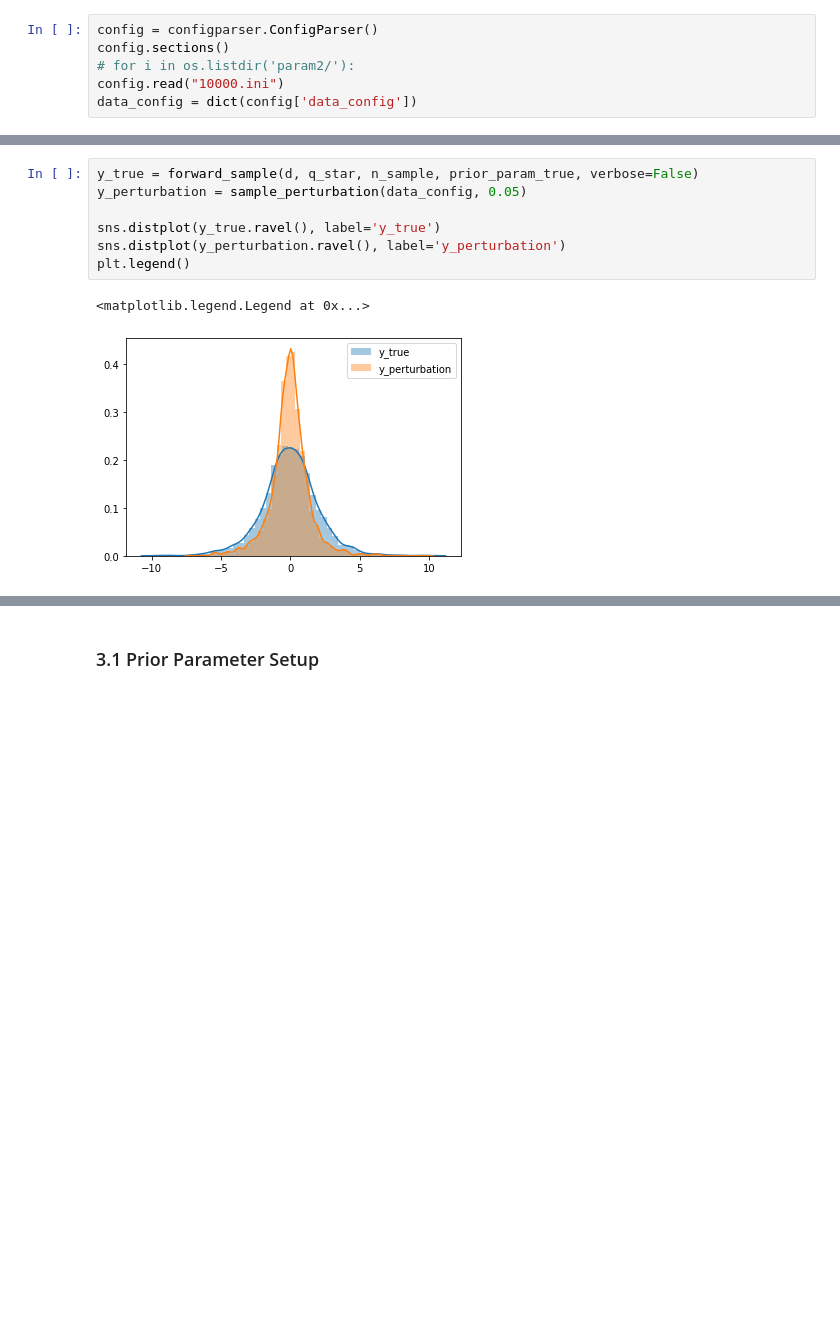
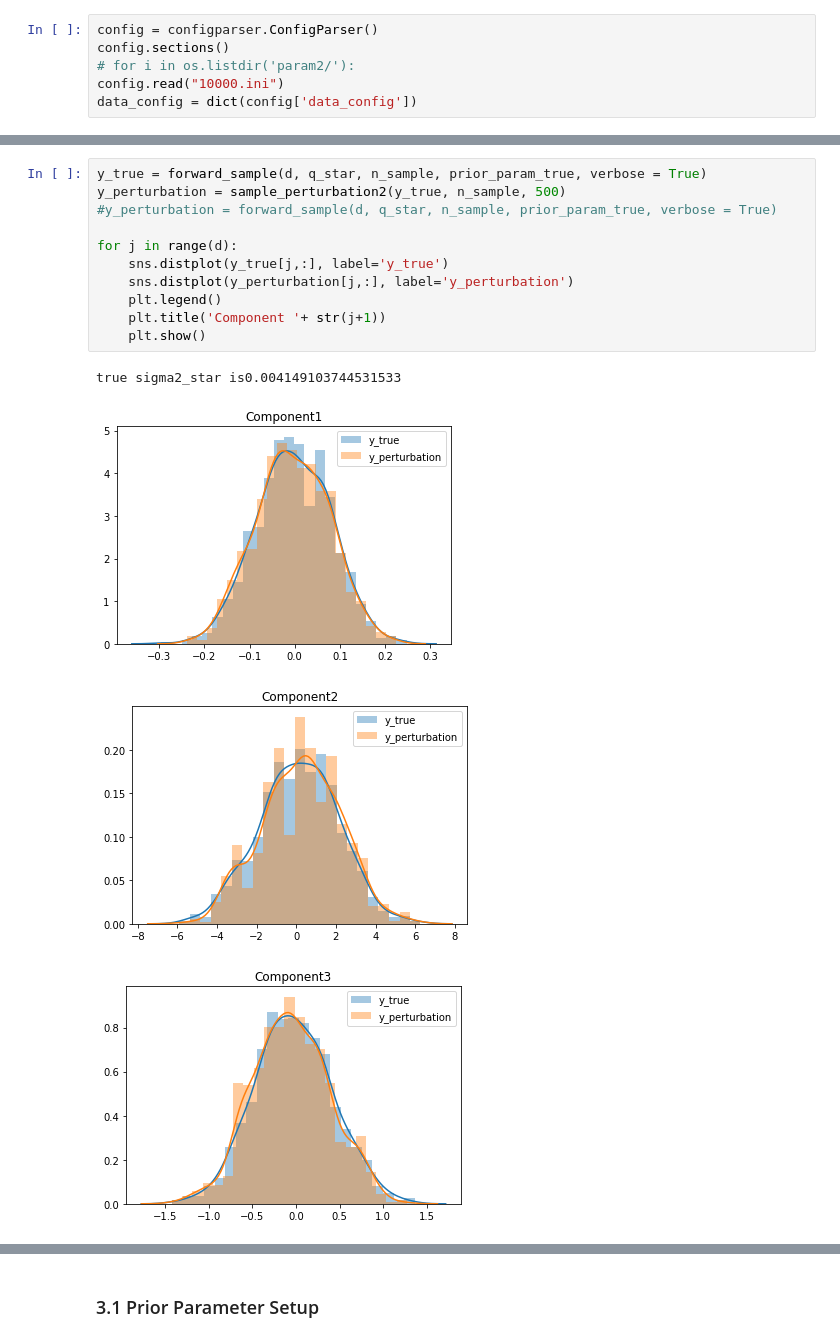
Before and after one commit to LeonCaesa/Gibbs, a Jupyter notebook: Experiment.ipynb, the cells around one changed output, grey strips where cells are left out. Drawn from its saved outputs; the diff is of its cells as text; blank space fills up the shorter version.

```diff
--- a/Experiment.ipynb
+++ b/Experiment.ipynb
@@ -129,12 +137,18 @@ prior_param_true = dict({'beta_sigma2': beta_sigma2,
                     'beta_vj': beta_vj
                     })
 # %%
-y_true = forward_sample(d, q_star, n_sample, prior_param_true, verbose=False)
-y_perturbation = sample_perturbation(data_config, 0.05)
+y_true = forward_sample(d, q_star, n_sample, prior_param_true, verbose = True)
+y_perturbation = sample_perturbation2(y_true, n_sample, 500)
+#y_perturbation = forward_sample(d, q_star, n_sample, prior_param_true, verbose = True)
 
-sns.distplot(y_true.ravel(), label='y_true')
-sns.distplot(y_perturbation.ravel(), label='y_perturbation')
-plt.legend()
+for j in range(d):
+    sns.distplot(y_true[j,:], label='y_true')
+    sns.distplot(y_perturbation[j,:], label='y_perturbation')
+    plt.legend()
+    plt.title('Component '+ str(j+1))
+    plt.show()
 # %% [output]
-<matplotlib.legend.Legend at 0x...>
+true sigma2_star is0.004149103744531533
-[figure, old version]
+[figure, new version]
+[figure, added]
+[figure, added]
```
Also changed, not shown: parts of 20 cells of this notebook, 4 other files.
